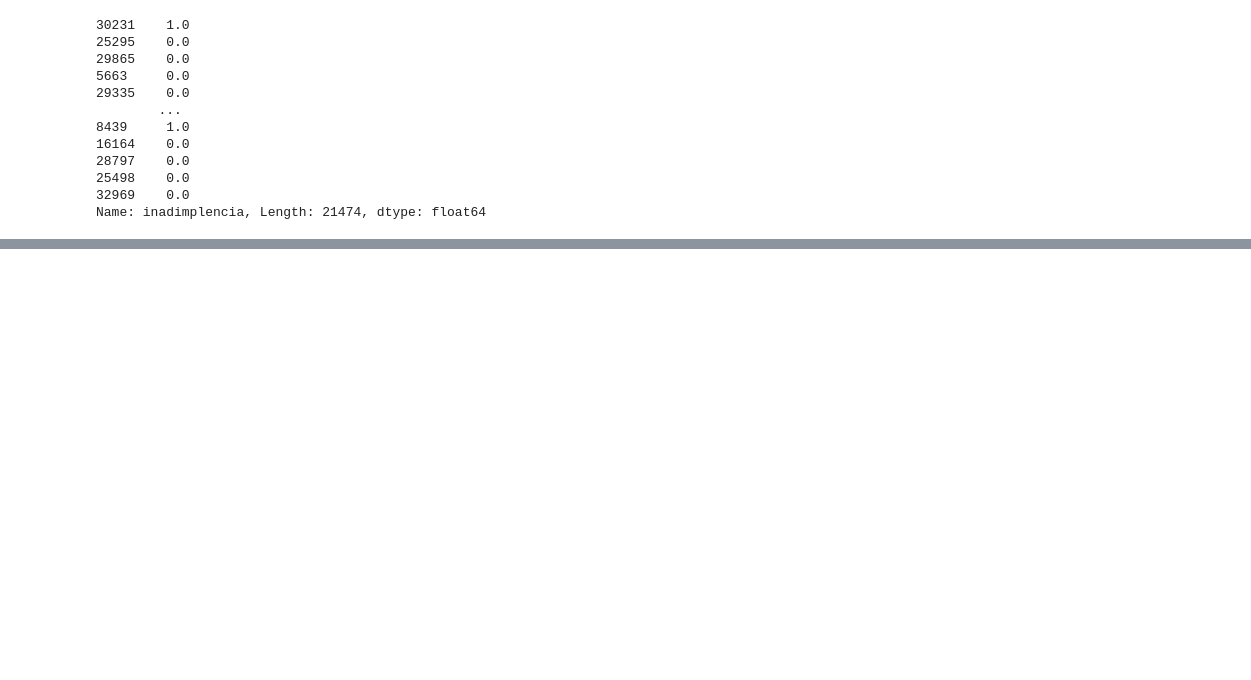
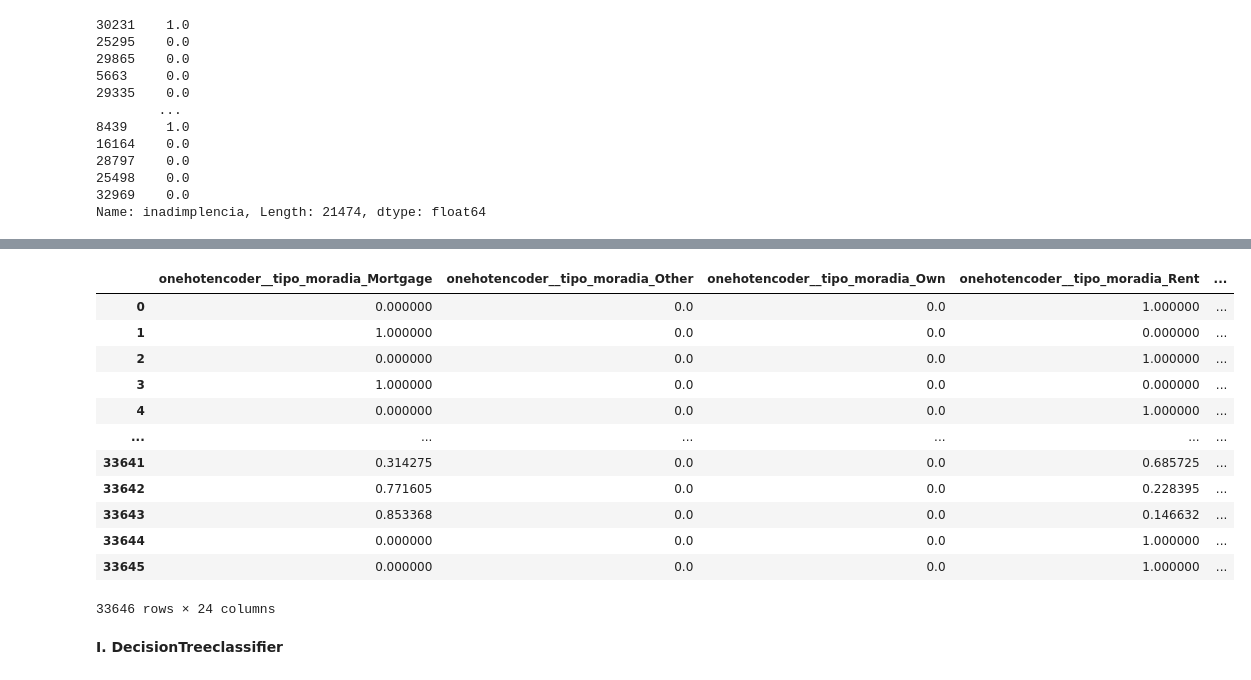
Before and after one commit to gabrielnsil/risk_noncompliance, a Jupyter notebook: Avaliação_de_Risco_de_Inadimplência.ipynb, the cells around one changed output, grey strips where cells are left out. Drawn from its saved outputs; the diff is of its cells as text; code cells hidden in the pictures; blank space fills up the shorter version.

```diff
--- a/Avaliação_de_Risco_de_Inadimplência.ipynb
+++ b/Avaliação_de_Risco_de_Inadimplência.ipynb
@@ -389,0 +459,20 @@ Name: inadimplencia, Length: 21474, dtype: float64
+# %%
+smote = SMOTE(random_state = SEED)
+x_balanceado_oversampling, y_balanceado_oversampling = smote.fit_resample(treino_x, treino_y)
+x_balanceado_oversampling
+# %% [output]
+|  | onehotencoder__tipo_moradia_Mortgage | onehotencoder__tipo_moradia_Other | onehotencoder__tipo_moradia_Own | onehotencoder__tipo_moradia_Rent | ... |
+| 0 | 0.000000 | 0.0 | 0.0 | 1.000000 | ... |
+| 1 | 1.000000 | 0.0 | 0.0 | 0.000000 | ... |
+| 2 | 0.000000 | 0.0 | 0.0 | 1.000000 | ... |
+| 3 | 1.000000 | 0.0 | 0.0 | 0.000000 | ... |
+| 4 | 0.000000 | 0.0 | 0.0 | 1.000000 | ... |
+| ... | ... | ... | ... | ... | ... |
+| 33641 | 0.314275 | 0.0 | 0.0 | 0.685725 | ... |
+| 33642 | 0.771605 | 0.0 | 0.0 | 0.228395 | ... |
+| 33643 | 0.853368 | 0.0 | 0.0 | 0.146632 | ... |
+| 33644 | 0.000000 | 0.0 | 0.0 | 1.000000 | ... |
+| 33645 | 0.000000 | 0.0 | 0.0 | 1.000000 | ... |
+33646 rows × 24 columns
+# %% [markdown]
+**I. DecisionTreeclassifier**
```
Also changed, not shown: parts of 15 cells of this notebook.
